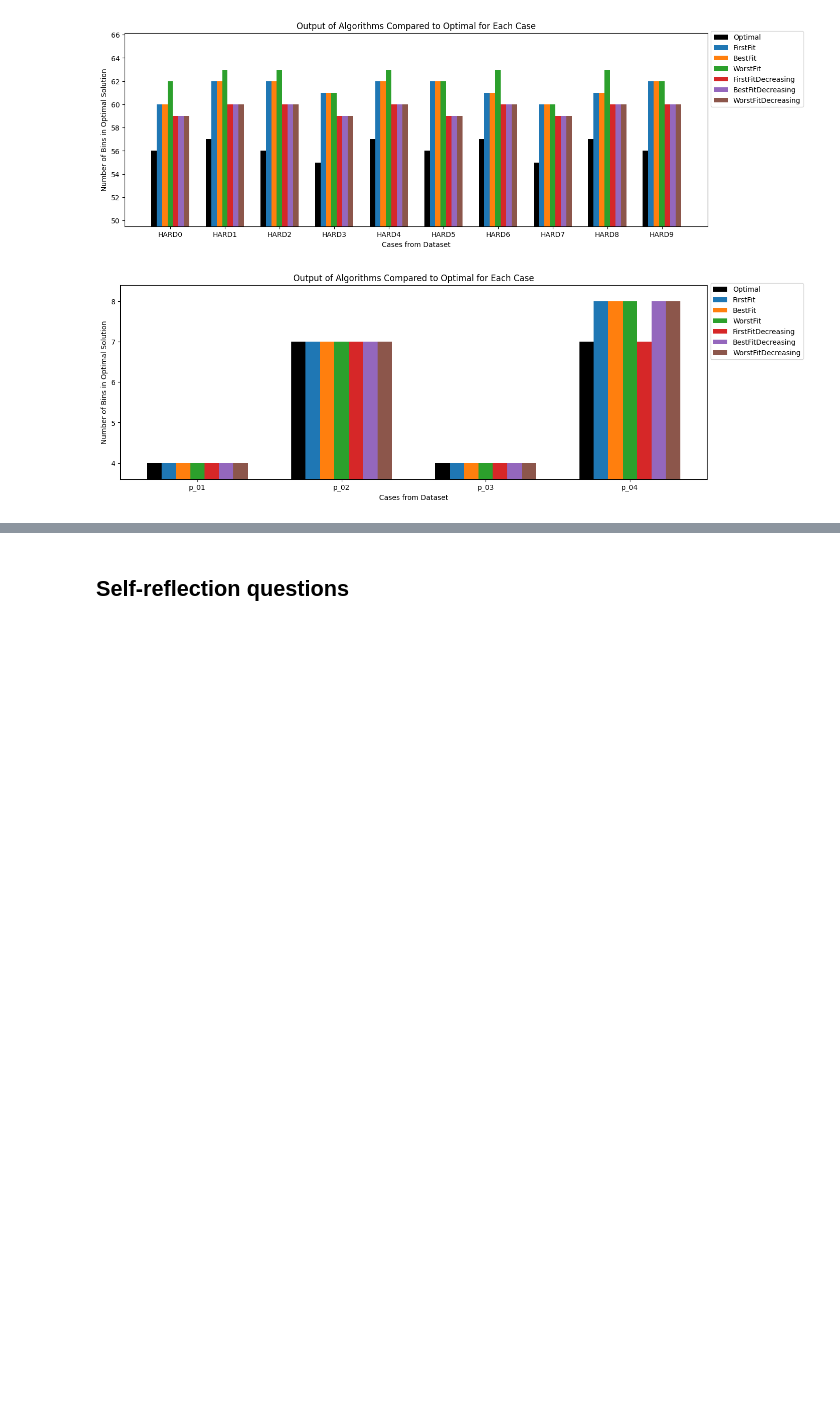
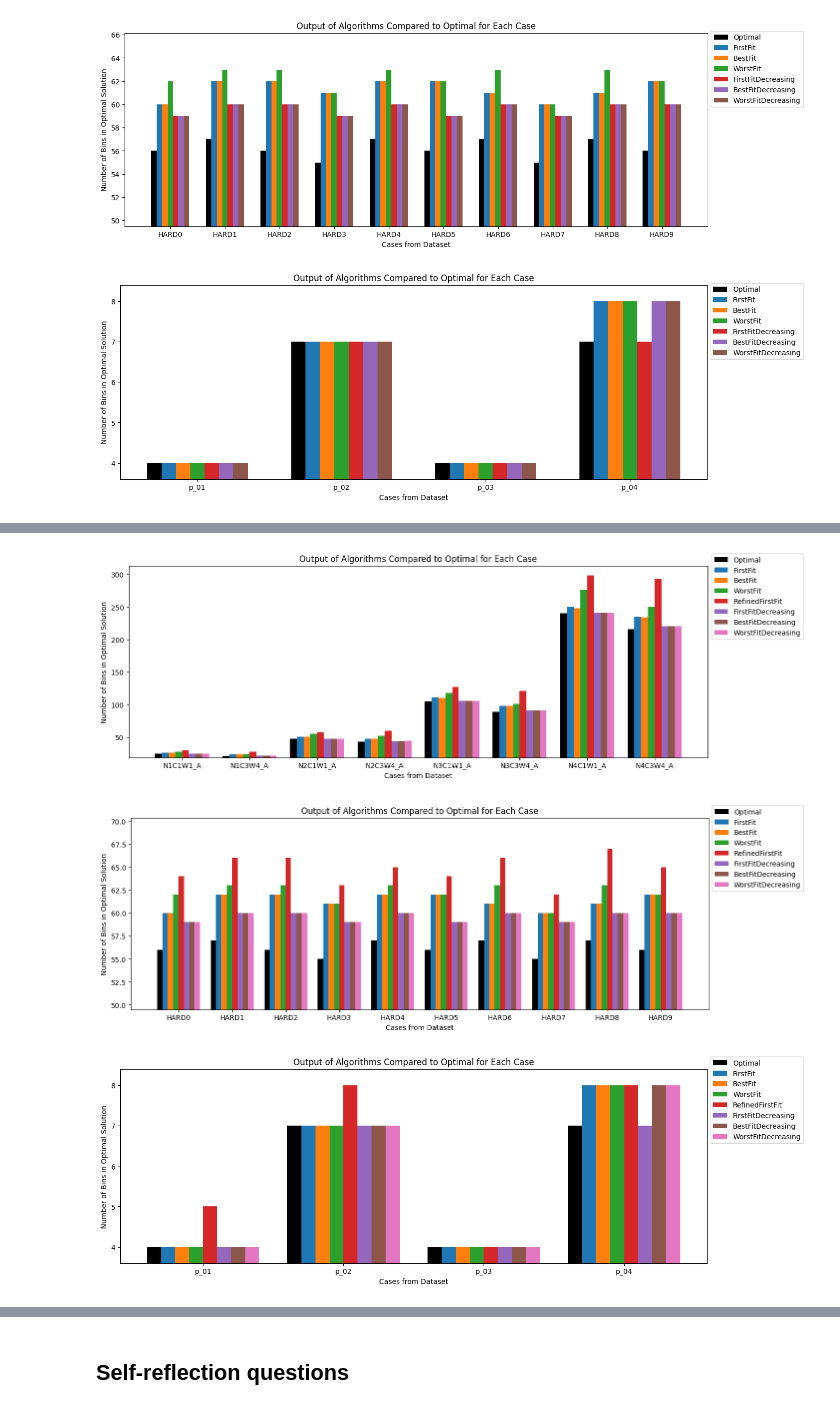
Before and after one commit to arvindshastri/binpacking, a Jupyter notebook: report.ipynb, the cells around one changed output, grey strips where cells are left out. Cells and saved outputs as stored; diff of their text form; code cells hidden in the pictures; blank space fills up the shorter version.

```diff
--- a/report.ipynb
+++ b/report.ipynb
@@ -268,5 +337,7 @@ plotList3 = oracle.binNumber(listOfJburkardtCases, JburkardtReader, algorithms,
 # %%
-plot.binNumberPlot(plotList1, caseNameList1)
+from plotter import BinNumberPlot
+plot = BinNumberPlot()
+plot.plot(plotList1, listOfBinppCases, BinppReader)
 # %% [output]
 [figure]
 # %%
@@ -283,0 +418,12 @@ We can further support our statements regarding number of bins of each algorithm
+# %%
+plotList1 = oracle.binNumber(listOfBinppCases, BinppReader, algorithms, binppDict, False)
+plotList2 = oracle.binNumber(listOfBinppHardCases, BinppReader, algorithms, binppHardDict, False)
+plotList3 = oracle.binNumber(listOfJburkardtCases, JburkardtReader, algorithms, jburkardtDict, False)
+
+plot.plot(plotList1, listOfBinppCases, BinppReader)
+plot.plot(plotList2, listOfBinppHardCases, BinppReader)
+plot.plot(plotList3, listOfJburkardtCases, JburkardtReader)
+# %% [output]
+[figure, added]
+[figure, added]
+[figure, added]
```
Also changed, not shown: parts of 80 cells of this notebook, 2 other files.
